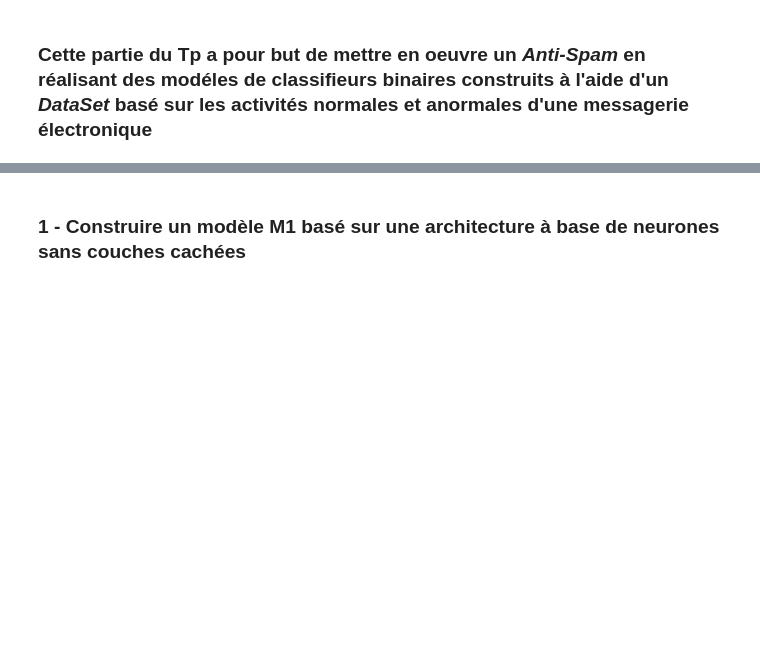
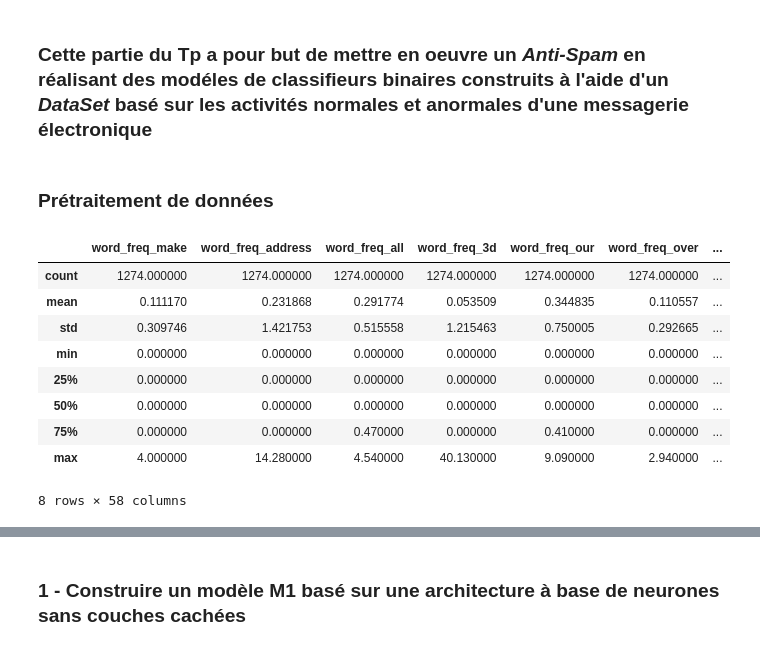
Before and after one commit to MonaQuimbamba/IA-Les-methodes-d-apprentissage-supervisees, a Jupyter notebook: IA.ipynb, the cells around one changed output, grey strips where cells are left out. Cells and saved outputs as stored; diff of their text form; code cells hidden in the pictures; blank space fills up the shorter version.

```diff
--- a/IA.ipynb
+++ b/IA.ipynb
@@ -431,2 +431,27 @@ affiche_classe(data,oracle,2,w)
 # %% [markdown]
 ### Cette partie du Tp a pour but de mettre en oeuvre un ***Anti-Spam*** en réalisant des modéles de classifieurs binaires construits à l'aide d'un ***DataSet*** basé sur les activités normales et anormales d'une messagerie électronique
+# %% [markdown]
+### Prétraitement de données
+# %%
+# ====== Préparation des données =======
+# chargement des données
+creation = pd.read_csv("Uses_Cases/Spam/Spamcreation.csv")
+pred = pd.read_csv("Uses_Cases/Spam/Spamprediction.csv",skipinitialspace=True)
+heads = list(pred.keys())
+pred = pd.read_csv("Uses_Cases/Spam/Spamprediction.csv",skipinitialspace=True,usecols=heads)
+
+# On peut utiliser les fonctions de pandas pour veridier les données
+pred.describe() #récapitulative sur les données
+#pred.tail()  la dernière ligne
+#pred.head()  la première ligne
+# %% [output]
+|  | word_freq_make | word_freq_address | word_freq_all | word_freq_3d | word_freq_our | word_freq_over | ... |
+| count | 1274.000000 | 1274.000000 | 1274.000000 | 1274.000000 | 1274.000000 | 1274.000000 | ... |
+| mean | 0.111170 | 0.231868 | 0.291774 | 0.053509 | 0.344835 | 0.110557 | ... |
+| std | 0.309746 | 1.421753 | 0.515558 | 1.215463 | 0.750005 | 0.292665 | ... |
+| min | 0.000000 | 0.000000 | 0.000000 | 0.000000 | 0.000000 | 0.000000 | ... |
+| 25% | 0.000000 | 0.000000 | 0.000000 | 0.000000 | 0.000000 | 0.000000 | ... |
+| 50% | 0.000000 | 0.000000 | 0.000000 | 0.000000 | 0.000000 | 0.000000 | ... |
+| 75% | 0.000000 | 0.000000 | 0.470000 | 0.000000 | 0.410000 | 0.000000 | ... |
+| max | 4.000000 | 14.280000 | 4.540000 | 40.130000 | 9.090000 | 2.940000 | ... |
+8 rows × 58 columns
```
Also changed, not shown: parts of 6 cells of this notebook, 2 other files.
